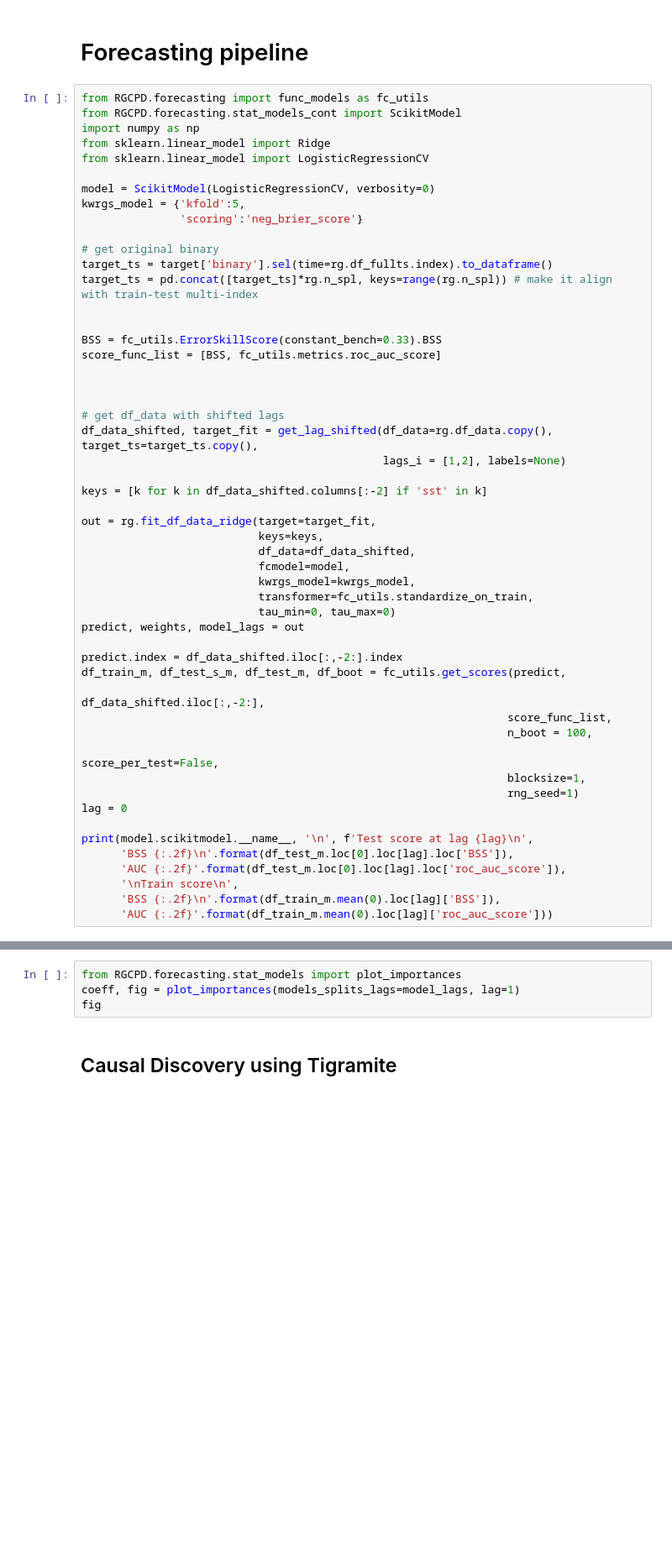
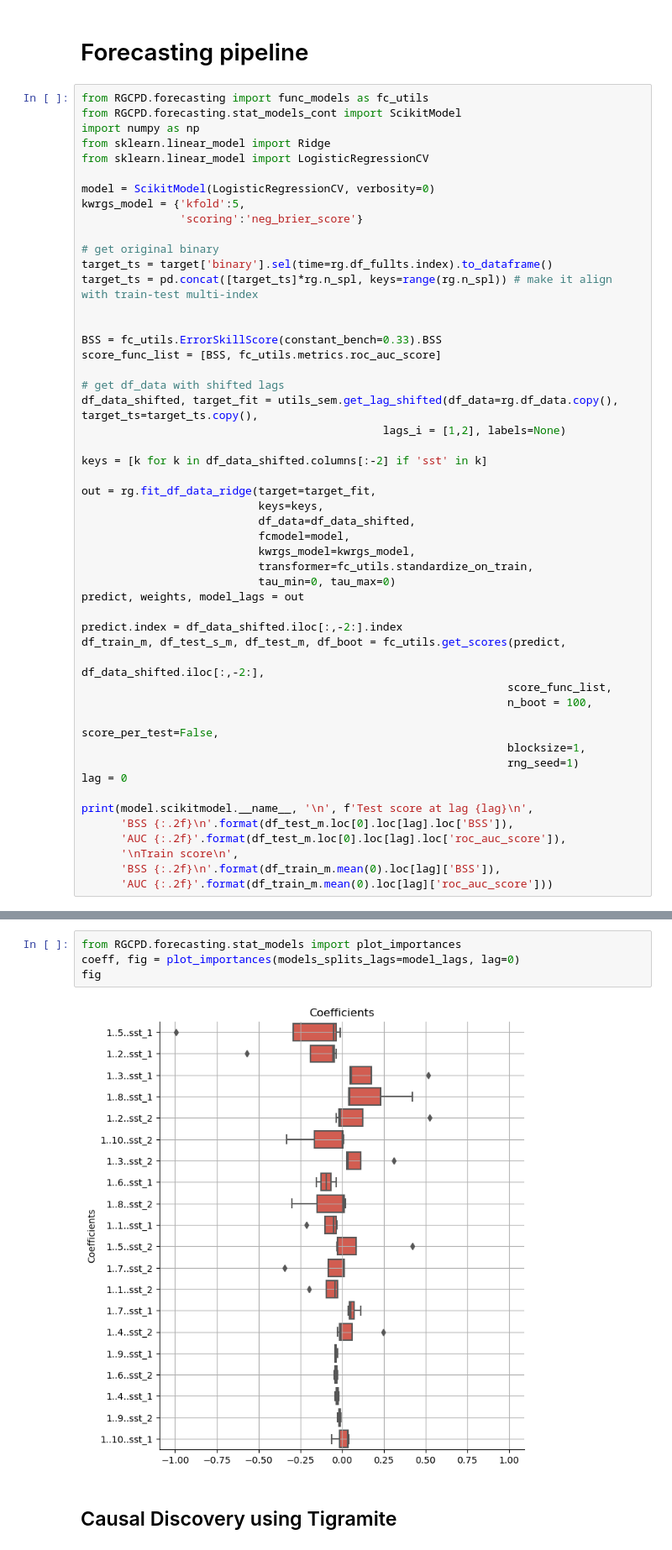
Before and after one commit to AI4S2S/Lorentz_proto, a Jupyter notebook: Lorentz_sem.ipynb, the cells around one changed output, grey strips where cells are left out. Shown at 84% size. Drawn from its saved outputs; the diff is of its cells as text; blank space fills up the shorter version.

```diff
--- a/Lorentz_sem.ipynb
+++ b/Lorentz_sem.ipynb
@@ -217,10 +154,8 @@ target_ts = pd.concat([target_ts]*rg.n_spl, keys=range(rg.n_spl)) # make it alig
 BSS = fc_utils.ErrorSkillScore(constant_bench=0.33).BSS
 score_func_list = [BSS, fc_utils.metrics.roc_auc_score]
 
-
-
 # get df_data with shifted lags
-df_data_shifted, target_fit = get_lag_shifted(df_data=rg.df_data.copy(), target_ts=target_ts.copy(),
+df_data_shifted, target_fit = utils_sem.get_lag_shifted(df_data=rg.df_data.copy(), target_ts=target_ts.copy(),
                                               lags_i = [1,2], labels=None)
 
 keys = [k for k in df_data_shifted.columns[:-2] if 'sst' in k]
@@ -265,7 +212,9 @@ df_test_m
 # %%
 from RGCPD.forecasting.stat_models import plot_importances
-coeff, fig = plot_importances(models_splits_lags=model_lags, lag=1)
+coeff, fig = plot_importances(models_splits_lags=model_lags, lag=0)
 fig
+# %% [output]
+[figure, added]
 # %% [markdown]
 ## Causal Discovery using Tigramite
 # %%
```
Also changed, not shown: parts of 14 cells of this notebook, 1 other file.
